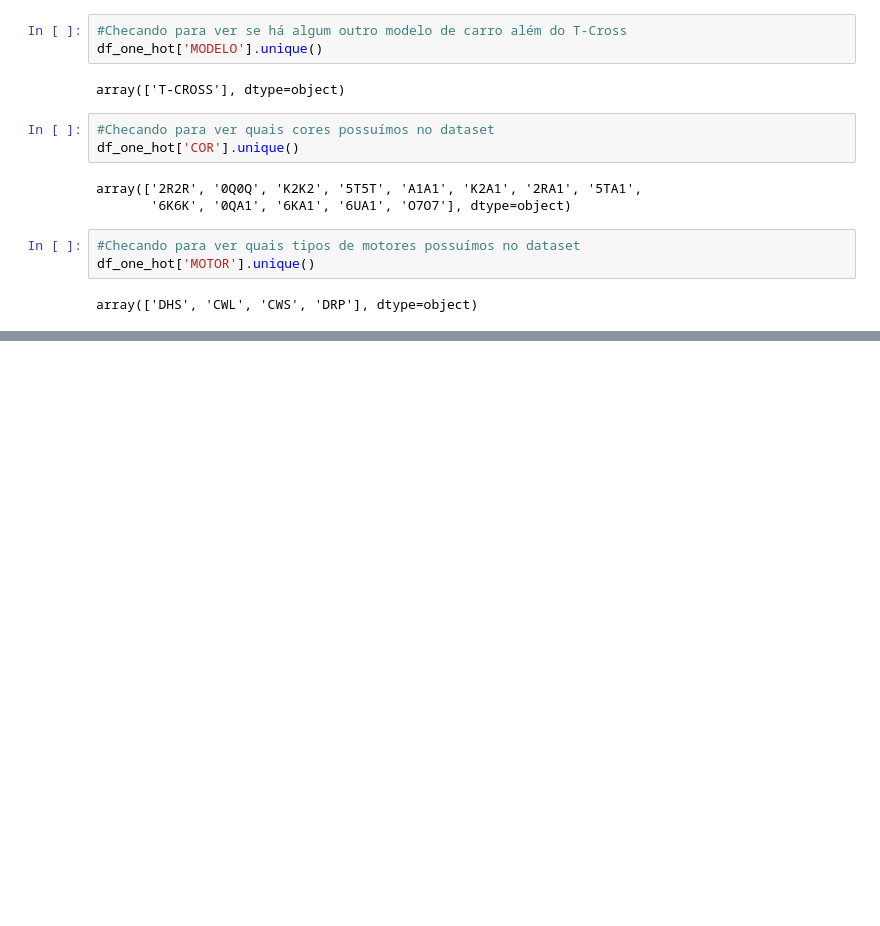
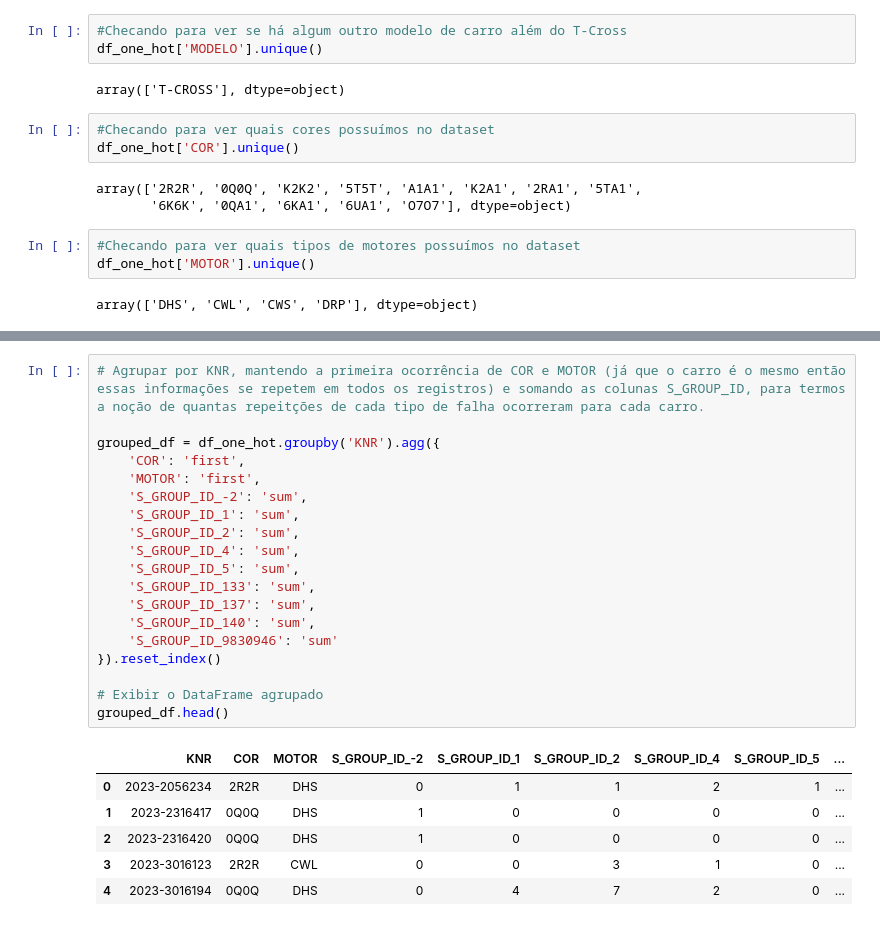
Before and after one commit to Inteli-College/2024-2A-T08-EC07-G01, a Jupyter notebook: src/models/notebooks/exploracao_falhas.ipynb, the cells around one changed output, grey strips where cells are left out. Cells and saved outputs as stored; diff of their text form; blank space fills up the shorter version.

```diff
--- a/src/models/notebooks/exploracao_falhas.ipynb
+++ b/src/models/notebooks/exploracao_falhas.ipynb
@@ -203,0 +211,26 @@ df_one_hot.head()
+# %%
+# Agrupar por KNR, mantendo a primeira ocorrência de COR e MOTOR (já que o carro é o mesmo então essas informações se repetem em todos os registros) e somando as colunas S_GROUP_ID, para termos a noção de quantas repeitções de cada tipo de falha ocorreram para cada carro.
+
+grouped_df = df_one_hot.groupby('KNR').agg({
+    'COR': 'first',
+    'MOTOR': 'first',
+    'S_GROUP_ID_-2': 'sum',
+    'S_GROUP_ID_1': 'sum',
+    'S_GROUP_ID_2': 'sum',
+    'S_GROUP_ID_4': 'sum',
+    'S_GROUP_ID_5': 'sum',
+    'S_GROUP_ID_133': 'sum',
+    'S_GROUP_ID_137': 'sum',
+    'S_GROUP_ID_140': 'sum',
+    'S_GROUP_ID_9830946': 'sum'
+}).reset_index()
+
+# Exibir o DataFrame agrupado
+grouped_df.head()
+# %% [output]
+|  | KNR | COR | MOTOR | S_GROUP_ID_-2 | S_GROUP_ID_1 | S_GROUP_ID_2 | S_GROUP_ID_4 | S_GROUP_ID_5 | ... |
+| 0 | 2023-2056234 | 2R2R | DHS | 0 | 1 | 1 | 2 | 1 | ... |
+| 1 | 2023-2316417 | 0Q0Q | DHS | 1 | 0 | 0 | 0 | 0 | ... |
+| 2 | 2023-2316420 | 0Q0Q | DHS | 1 | 0 | 0 | 0 | 0 | ... |
+| 3 | 2023-3016123 | 2R2R | CWL | 0 | 0 | 3 | 1 | 0 | ... |
+| 4 | 2023-3016194 | 0Q0Q | DHS | 0 | 4 | 7 | 2 | 0 | ... |
```
Also changed, not shown: parts of 12 cells of this notebook, 1 other file.
